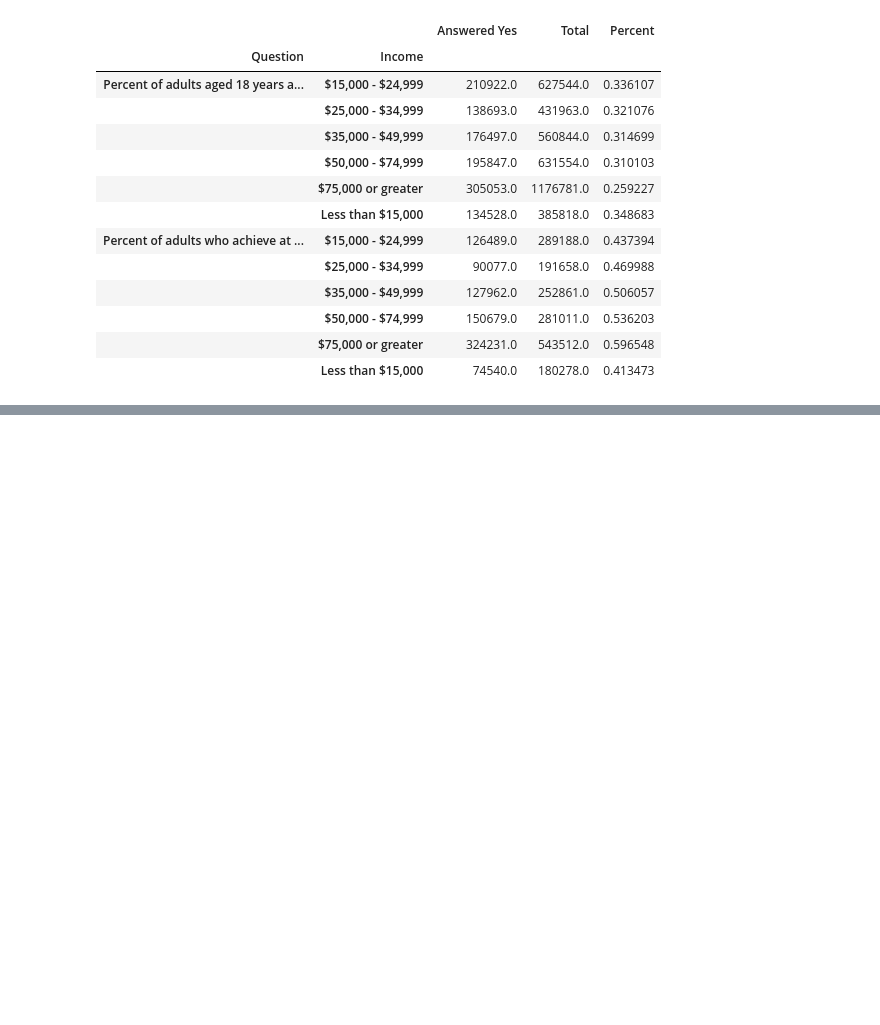
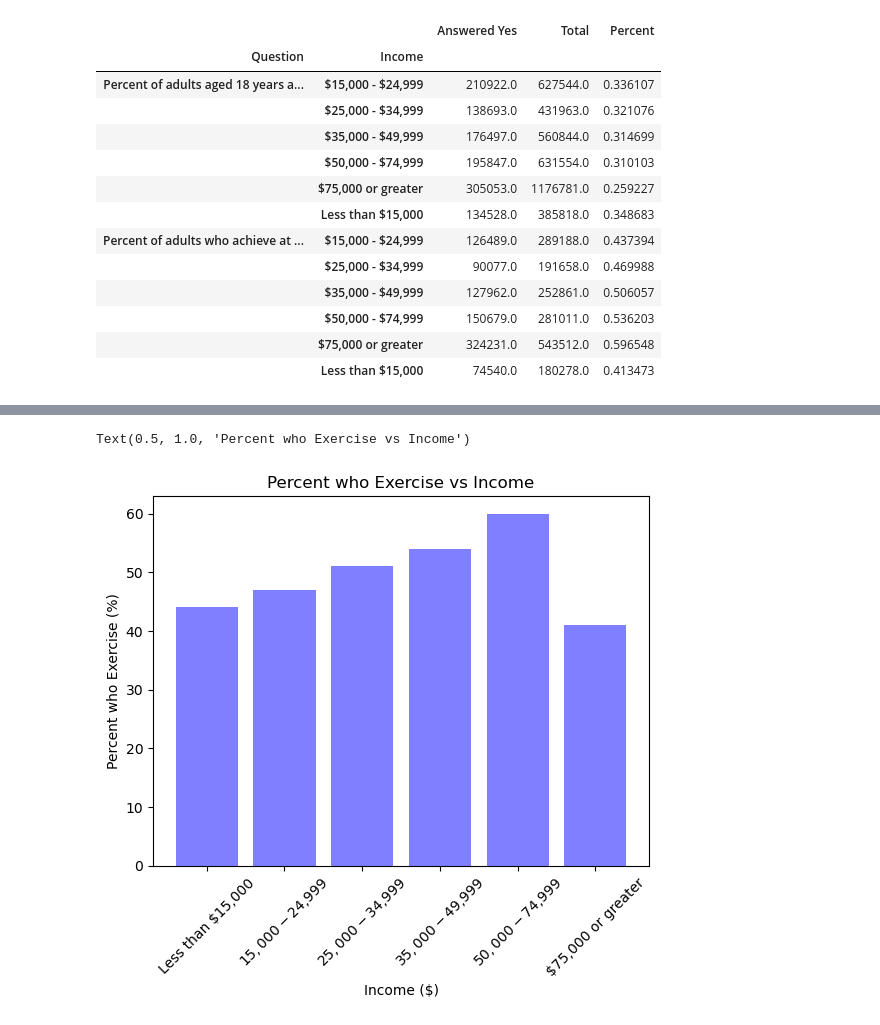
Before and after one commit to meekcodes1/project1, a Jupyter notebook: health_analysis.ipynb, the cells around one changed output, grey strips where cells are left out. Cells and saved outputs as stored; diff of their text form; code cells hidden in the pictures; blank space fills up the shorter version.

```diff
--- a/health_analysis.ipynb
+++ b/health_analysis.ipynb
@@ -68,0 +103,26 @@ final_df
+# %%
+x_axis_ex = np.arange(len(income_list))
+tick_locations = [value for value in x_axis_ob]
+
+x_labels = [income_list[2],
+             income_list[1],
+             income_list[5],
+             income_list[3],
+             income_list[0],
+             income_list[4]]
+
+y_axis_ex = [int(round((final_df.iloc[6][2]*100),0)),
+             int(round((final_df.iloc[7][2]*100),0)),
+             int(round((final_df.iloc[8][2]*100),0)),
+             int(round((final_df.iloc[9][2]*100),0)),
+             int(round((final_df.iloc[10][2]*100),0)),
+             int(round((final_df.iloc[11][2]*100),0))]
+
+plt.bar(x_axis_ex, y_axis_ex, color='b', alpha=0.5, align="center")
+plt.xticks(tick_locations, x_labels, rotation=45)
+plt.xlabel("Income ($)")
+plt.ylabel("Percent who Exercise (%)")
+plt.title("Percent who Exercise vs Income")
+# %% [output]
+Text(0.5, 1.0, 'Percent who Exercise vs Income')
+[figure, added]
```
Also changed, not shown: parts of 5 cells of this notebook.
